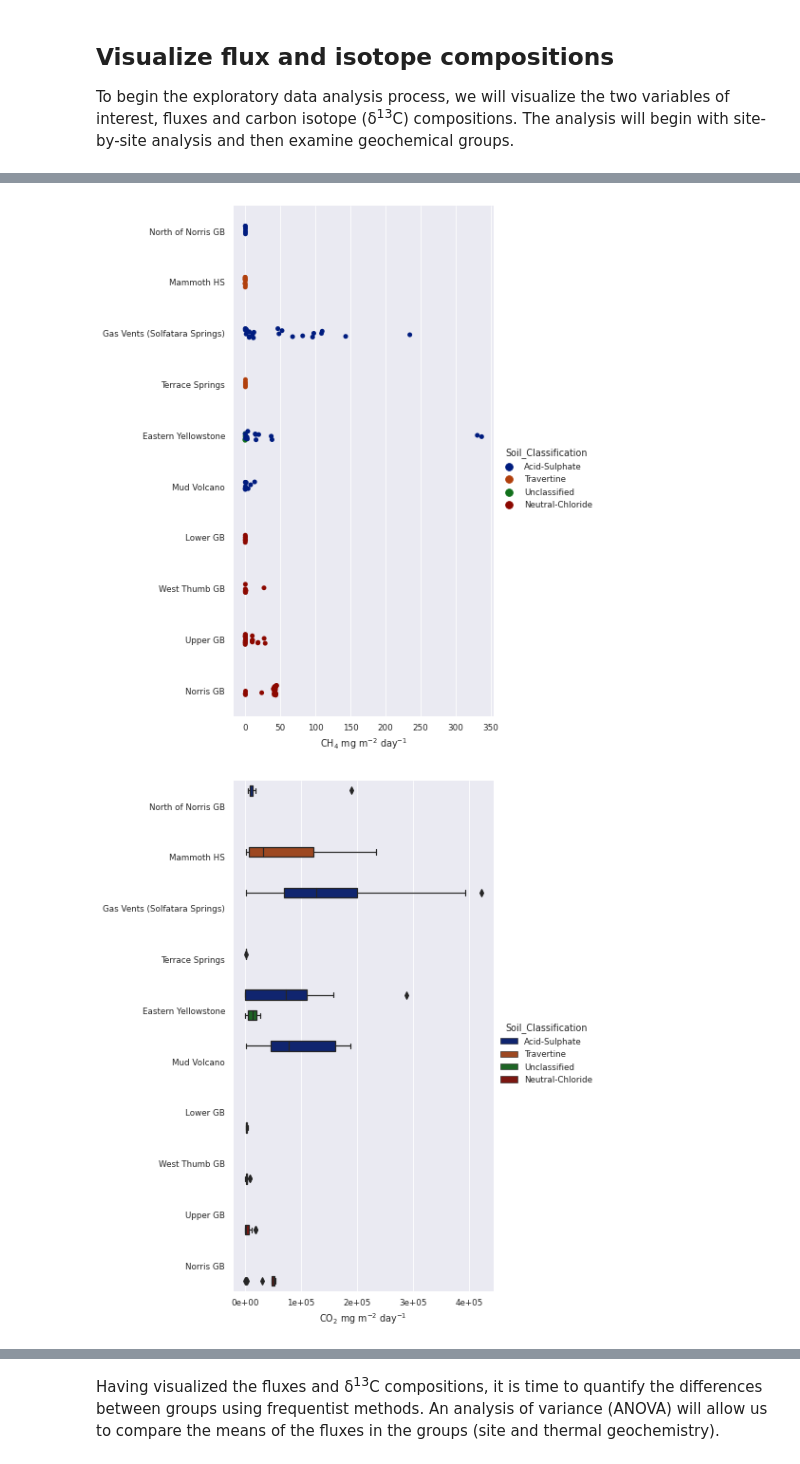
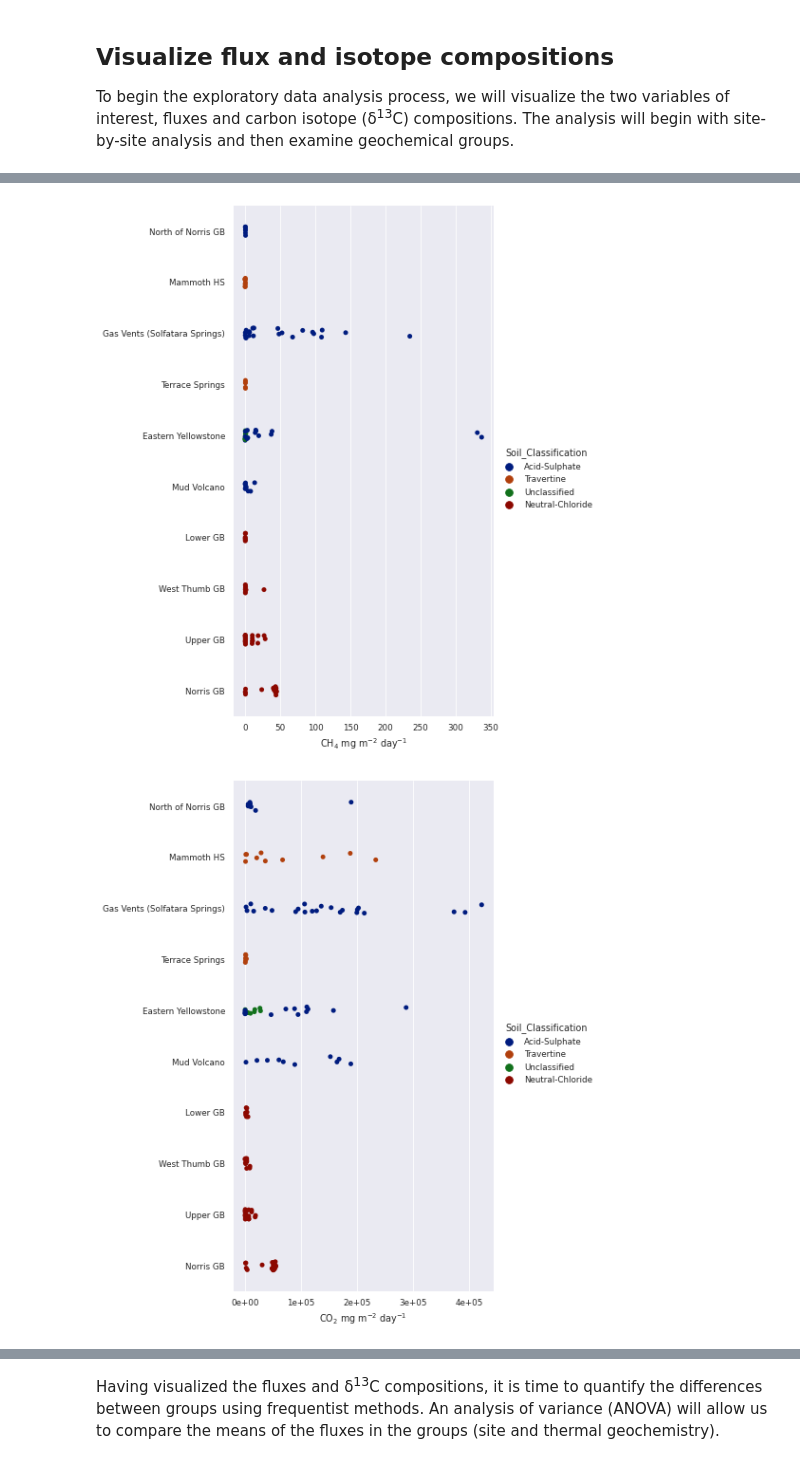
Before and after one commit to 907Resident/caldera-gases, a Jupyter notebook: site_differentation.ipynb, the cells around one changed output, grey strips where cells are left out. Drawn from its saved outputs; the diff is of its cells as text; code cells hidden in the pictures.

```diff
--- a/site_differentation.ipynb
+++ b/site_differentation.ipynb
@@ -238,25 +282,27 @@ To begin the exploratory data analysis process, we will visualize the two variab
 # %%
-# Import formatting package
+# Import axis formatting package
 import matplotlib.ticker as ticker
 
 # Set theme (e.g., visual style, color pallette, etc.)
 sns.set_theme(context="paper", style="darkgrid", palette="dark")
 
 # Boxplot fluxes by group (i.e. site)
 ## CH4
 p_CH4_flx = sns.catplot(x="CH4_Flux", y="Group", data=df_YC_all,
             kind="strip",hue="Soil_Classification",
             orient="h", height=8, aspect=0.8)
 p_CH4_flx.set_axis_labels("CH$_4$ mg m$^{-2}$ day$^{-1}$", "")
 #p_CH4_flx.set(xscale="log")
+plt.savefig("figures/CH4_flx_swarm.png", dpi=300)
 
 ## CO2
 p_CO2_flx = sns.catplot(x="CO2_Flux", y="Group", data=df_YC_all,
-            kind="box",hue="Soil_Classification",
+            kind="strip",hue="Soil_Classification",
             orient="h", height=8, aspect=0.8)
 p_CO2_flx.set_axis_labels("CO$_2$ mg m$^{-2}$ day$^{-1}$", "")
 for ax in p_CO2_flx.axes.flat:
     ax.xaxis.set_major_formatter(ticker.FuncFormatter(lambda y, p: f'{y:2.0e}'))
+plt.savefig("figures/CO2_flx_swarm.png", dpi=300)
 # %% [output]
-[figure, old version]
+[figure, new version]
-[figure, old version]
+[figure, new version]
```
Also changed, not shown: parts of 5 cells of this notebook.
